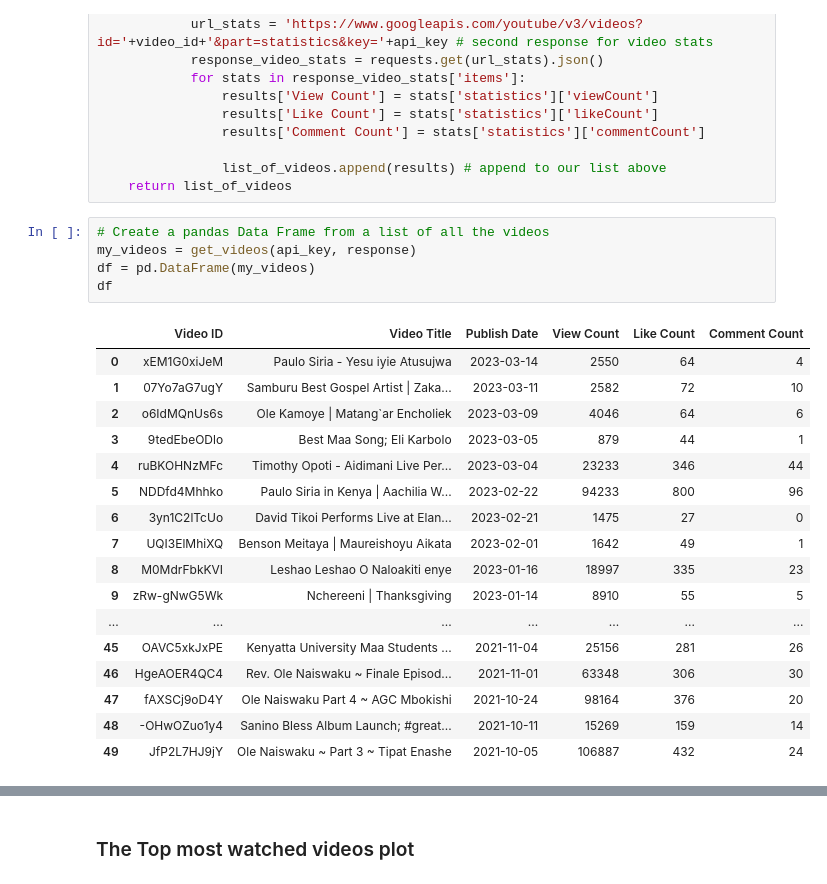
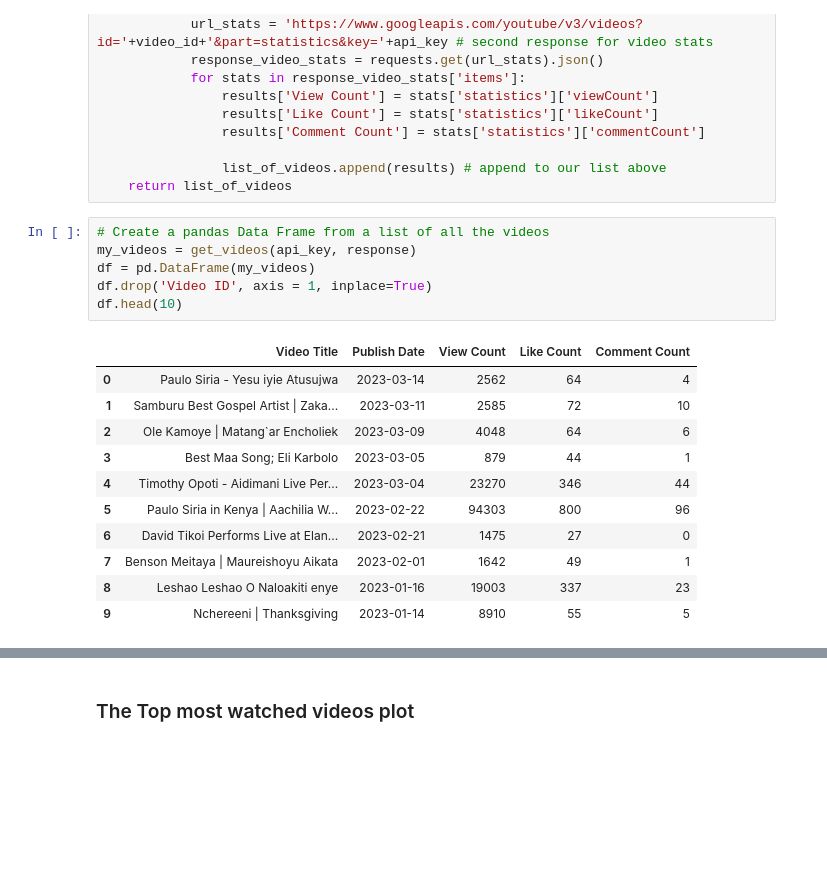
Before and after one commit to D-EKALE/YOUTUBE-API-project, a Jupyter notebook: Youtube_API.ipynb, the cells around one changed output, grey strips where cells are left out. Saved outputs shown, nothing was run; the diff lists cells and outputs as text; blank space fills up the shorter version.

```diff
--- a/Youtube_API.ipynb
+++ b/Youtube_API.ipynb
@@ -61,26 +48,21 @@ def get_videos(api_key, response):
 # %%
 # Create a pandas Data Frame from a list of all the videos
 my_videos = get_videos(api_key, response)
 df = pd.DataFrame(my_videos)
-df
+df.drop('Video ID', axis = 1, inplace=True)
+df.head(10)
 # %% [output]
-|  | Video ID | Video Title | Publish Date | View Count | Like Count | Comment Count |
-| 0 | xEM1G0xiJeM | Paulo Siria - Yesu iyie Atusujwa | 2023-03-14 | 2550 | 64 | 4 |
-| 1 | 07Yo7aG7ugY | Samburu Best Gospel Artist | Zaka... | 2023-03-11 | 2582 | 72 | 10 |
-| 2 | o6IdMQnUs6s | Ole Kamoye | Matang`ar Encholiek | 2023-03-09 | 4046 | 64 | 6 |
-| 3 | 9tedEbeODlo | Best Maa Song; Eli Karbolo | 2023-03-05 | 879 | 44 | 1 |
-| 4 | ruBKOHNzMFc | Timothy Opoti - Aidimani Live Per... | 2023-03-04 | 23233 | 346 | 44 |
-| 5 | NDDfd4Mhhko | Paulo Siria in Kenya | Aachilia W... | 2023-02-22 | 94233 | 800 | 96 |
-| 6 | 3yn1C2lTcUo | David Tikoi Performs Live at Elan... | 2023-02-21 | 1475 | 27 | 0 |
-| 7 | UQI3ElMhiXQ | Benson Meitaya | Maureishoyu Aikata | 2023-02-01 | 1642 | 49 | 1 |
-| 8 | M0MdrFbkKVI | Leshao Leshao O Naloakiti enye | 2023-01-16 | 18997 | 335 | 23 |
-| 9 | zRw-gNwG5Wk | Nchereeni | Thanksgiving | 2023-01-14 | 8910 | 55 | 5 |
-| ... | ... | ... | ... | ... | ... | ... |
-| 45 | OAVC5xkJxPE | Kenyatta University Maa Students ... | 2021-11-04 | 25156 | 281 | 26 |
-| 46 | HgeAOER4QC4 | Rev. Ole Naiswaku ~ Finale Episod... | 2021-11-01 | 63348 | 306 | 30 |
-| 47 | fAXSCj9oD4Y | Ole Naiswaku Part 4 ~ AGC Mbokishi | 2021-10-24 | 98164 | 376 | 20 |
-| 48 | -OHwOZuo1y4 | Sanino Bless Album Launch; #great... | 2021-10-11 | 15269 | 159 | 14 |
-| 49 | JfP2L7HJ9jY | Ole Naiswaku ~ Part 3 ~ Tipat Enashe | 2021-10-05 | 106887 | 432 | 24 |
+|  | Video Title | Publish Date | View Count | Like Count | Comment Count |
+| 0 | Paulo Siria - Yesu iyie Atusujwa | 2023-03-14 | 2562 | 64 | 4 |
+| 1 | Samburu Best Gospel Artist | Zaka... | 2023-03-11 | 2585 | 72 | 10 |
+| 2 | Ole Kamoye | Matang`ar Encholiek | 2023-03-09 | 4048 | 64 | 6 |
+| 3 | Best Maa Song; Eli Karbolo | 2023-03-05 | 879 | 44 | 1 |
+| 4 | Timothy Opoti - Aidimani Live Per... | 2023-03-04 | 23270 | 346 | 44 |
+| 5 | Paulo Siria in Kenya | Aachilia W... | 2023-02-22 | 94303 | 800 | 96 |
+| 6 | David Tikoi Performs Live at Elan... | 2023-02-21 | 1475 | 27 | 0 |
+| 7 | Benson Meitaya | Maureishoyu Aikata | 2023-02-01 | 1642 | 49 | 1 |
+| 8 | Leshao Leshao O Naloakiti enye | 2023-01-16 | 19003 | 337 | 23 |
+| 9 | Nchereeni | Thanksgiving | 2023-01-14 | 8910 | 55 | 5 |
 # %%
 # To be able to use the View Count column Convert it from string to int
 df['View Count'] = df['View Count'].astype(int)
```
Also changed, not shown: parts of 6 cells of this notebook.
